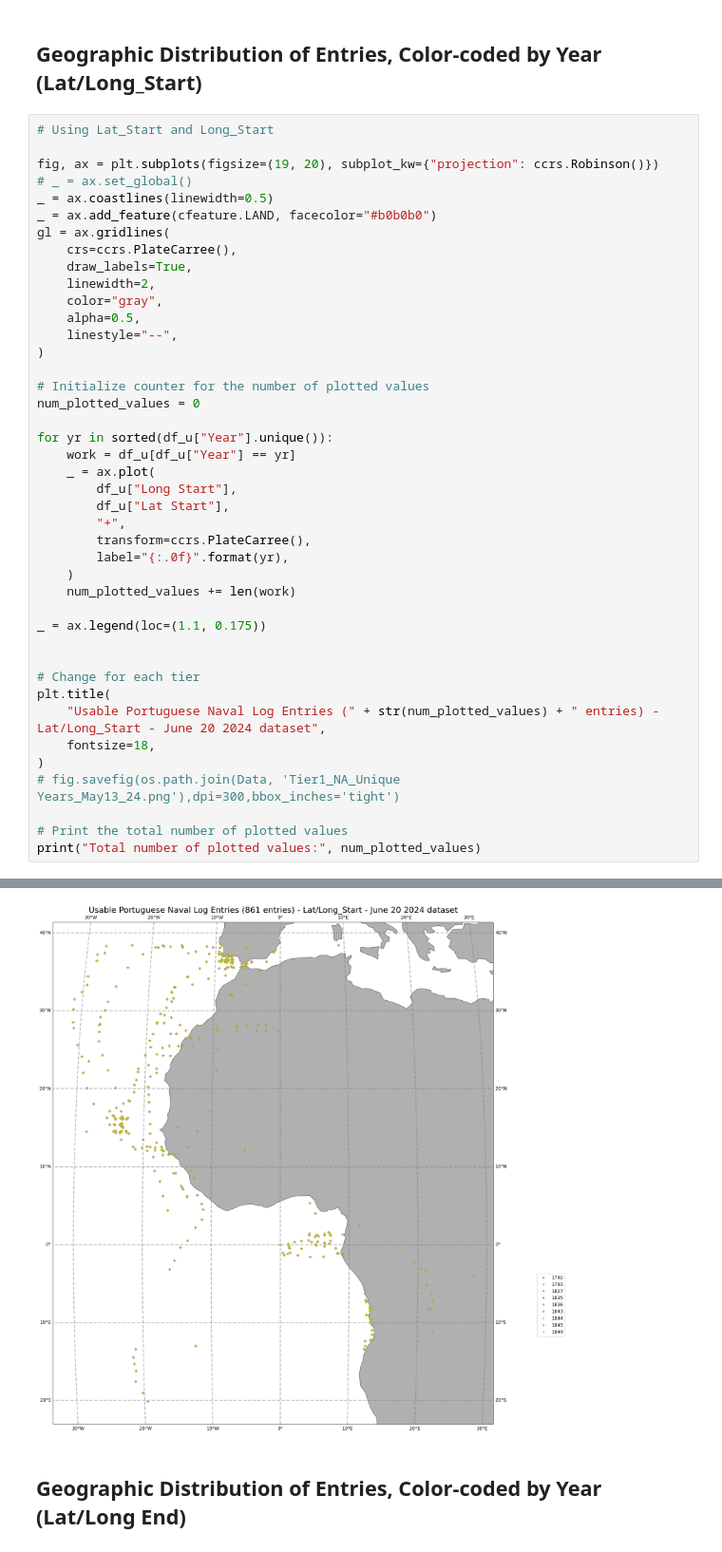
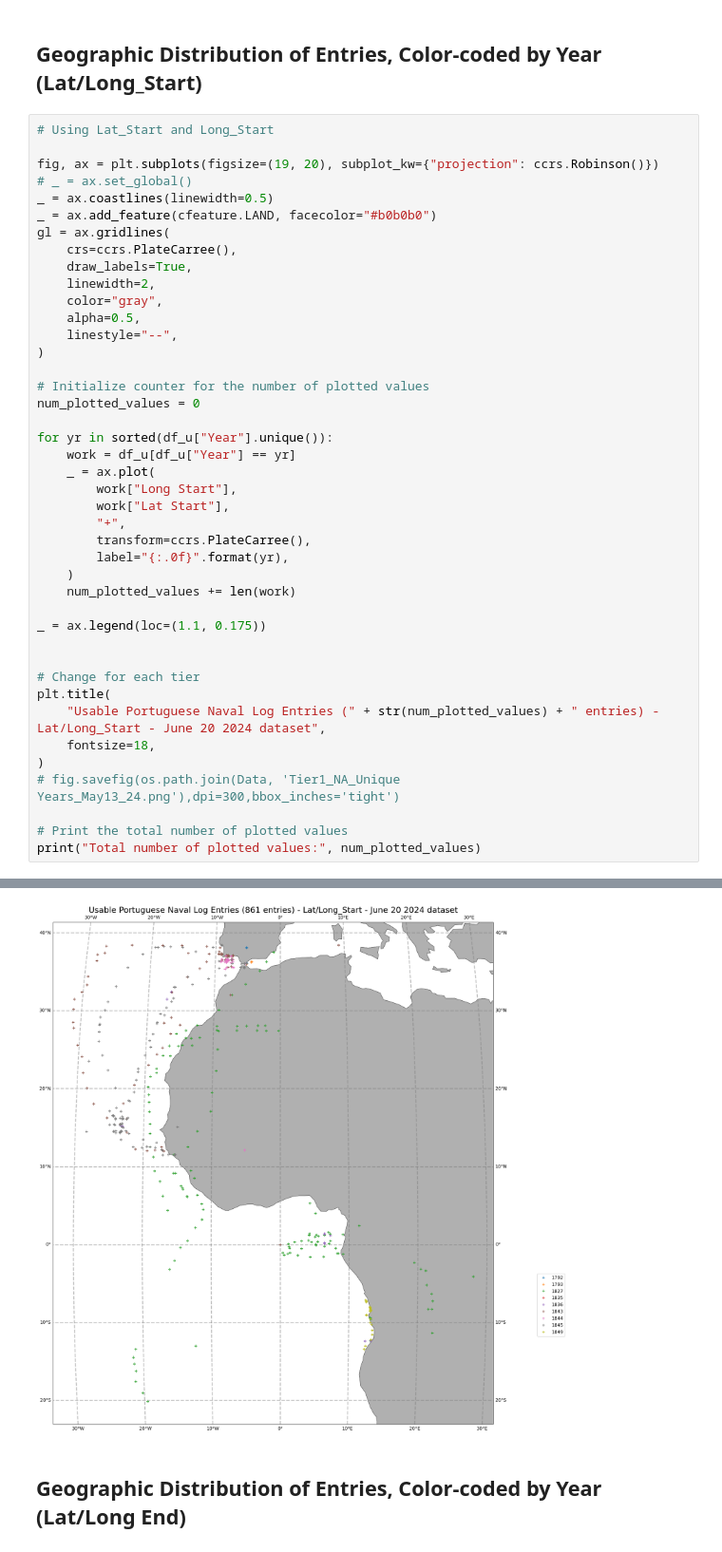
Before and after one commit to livia-freitas/SSF-2024-logbooks, a Jupyter notebook: processing_and_figures.ipynb, the cells around one changed output, grey strips where cells are left out. Shown: that part at 95% size. Cells and saved outputs as stored; diff of their text form.

```diff
--- a/processing_and_figures.ipynb
+++ b/processing_and_figures.ipynb
@@ -506,36 +525,36 @@ gl = ax.gridlines(
     alpha=0.5,
     linestyle="--",
 )
 
 # Initialize counter for the number of plotted values
 num_plotted_values = 0
 
 for yr in sorted(df_u["Year"].unique()):
     work = df_u[df_u["Year"] == yr]
     _ = ax.plot(
-        df_u["Long Start"],
-        df_u["Lat Start"],
+        work["Long Start"],
+        work["Lat Start"],
         "+",
         transform=ccrs.PlateCarree(),
         label="{:.0f}".format(yr),
     )
     num_plotted_values += len(work)
 
 _ = ax.legend(loc=(1.1, 0.175))
 
 
 # Change for each tier
 plt.title(
     "Usable Portuguese Naval Log Entries (" + str(num_plotted_values) + " entries) - Lat/Long_Start - June 20 2024 dataset",
     fontsize=18,
 )
 # fig.savefig(os.path.join(Data, 'Tier1_NA_Unique Years_May13_24.png'),dpi=300,bbox_inches='tight')
 
 # Print the total number of plotted values
 print("Total number of plotted values:", num_plotted_values)
 # %% [output]
 Total number of plotted values: 861
-[figure, old version]
+[figure, new version]
 # %% [markdown]
 ## Geographic Distribution of Entries, Color-coded by Year (Lat/Long End)
 # %%
```
Also changed, not shown: parts of 9 cells of this notebook.
